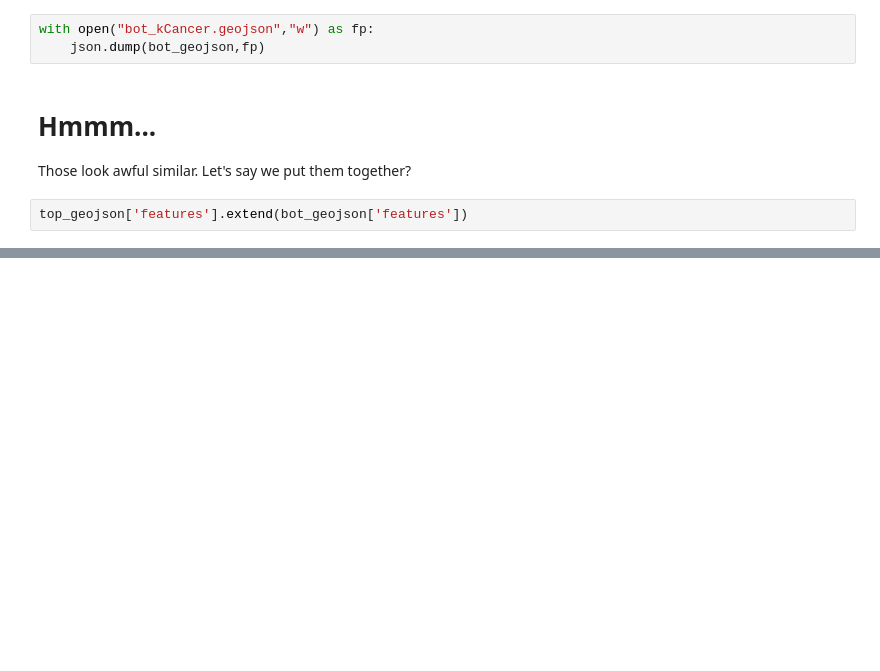
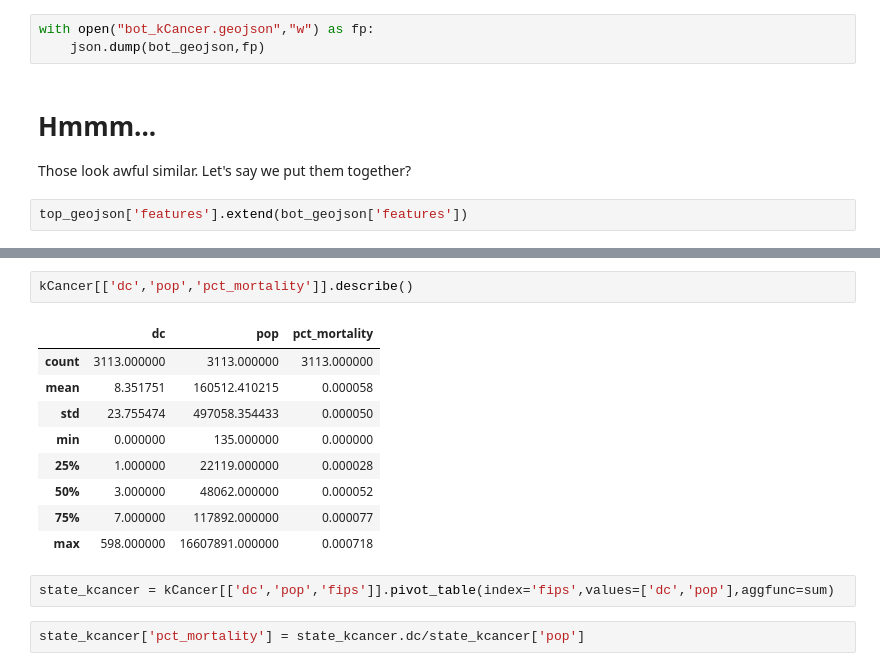
Before and after one commit to rahuldave/dst4l3, a Jupyter notebook: day3Jeremy/kidneyCancerMapping.ipynb, the cells around one changed output, grey strips where cells are left out. Drawn from its saved outputs; the diff is of its cells as text; blank space fills up the shorter version.

Commit message:
added state level mapping

```diff
--- a/day3Jeremy/kidneyCancerMapping.ipynb
+++ b/day3Jeremy/kidneyCancerMapping.ipynb
@@ -146,0 +176,16 @@ top_geojson['features'].extend(bot_geojson['features'])
+# %%
+kCancer[['dc','pop','pct_mortality']].describe()
+# %% [output]
+|  | dc | pop | pct_mortality |
+| count | 3113.000000 | 3113.000000 | 3113.000000 |
+| mean | 8.351751 | 160512.410215 | 0.000058 |
+| std | 23.755474 | 497058.354433 | 0.000050 |
+| min | 0.000000 | 135.000000 | 0.000000 |
+| 25% | 1.000000 | 22119.000000 | 0.000028 |
+| 50% | 3.000000 | 48062.000000 | 0.000052 |
+| 75% | 7.000000 | 117892.000000 | 0.000077 |
+| max | 598.000000 | 16607891.000000 | 0.000718 |
+# %%
+state_kcancer = kCancer[['dc','pop','fips']].pivot_table(index='fips',values=['dc','pop'],aggfunc=sum)
+# %%
+state_kcancer['pct_mortality'] = state_kcancer.dc/state_kcancer['pop']
```
Also changed, not shown: parts of 11 cells of this notebook, 2 other files.
